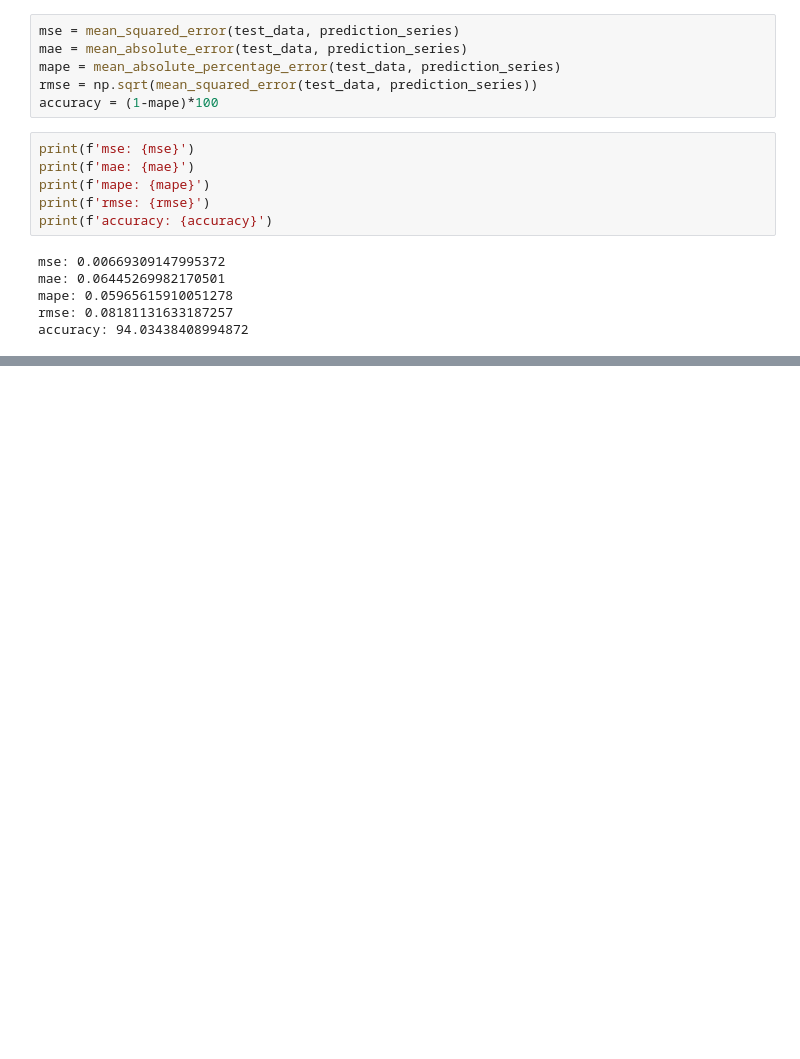
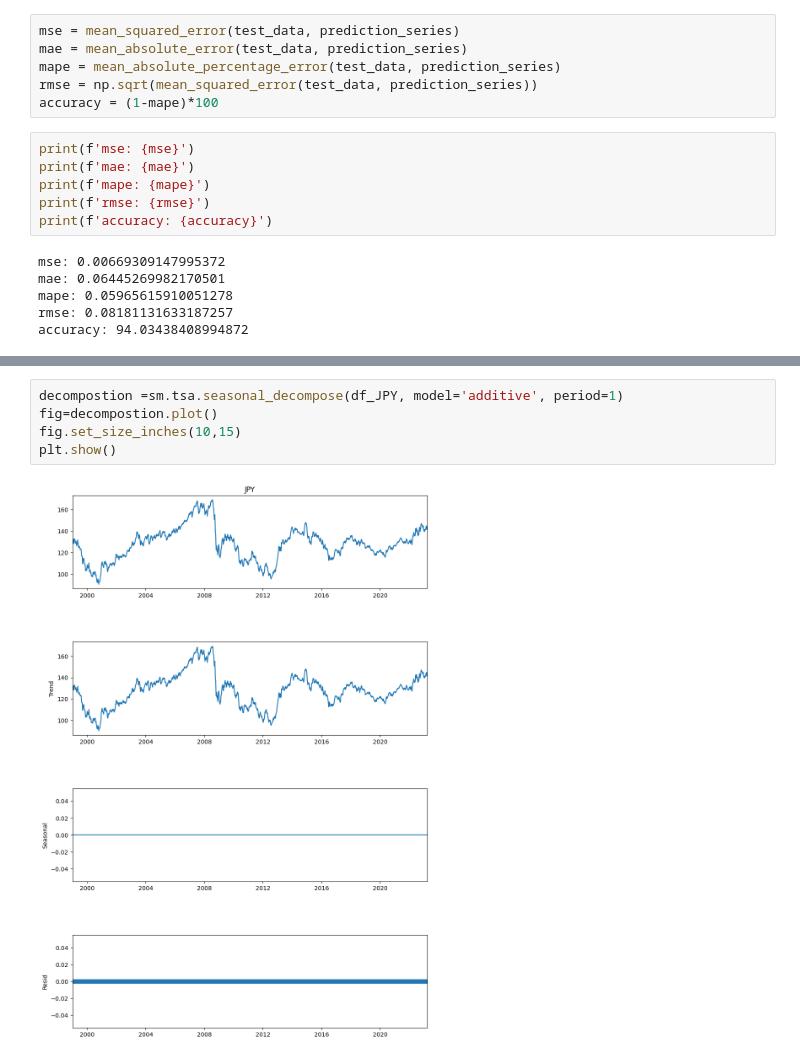
Before and after one commit to Eun-Young-lee/exchange-rate-prediction, a Jupyter notebook: Exchange-rate-prediction.ipynb, the cells around one changed output, grey strips where cells are left out. Cells and saved outputs as stored; diff of their text form; blank space fills up the shorter version.

```diff
--- a/Exchange-rate-prediction.ipynb
+++ b/Exchange-rate-prediction.ipynb
@@ -562,0 +584,7 @@ accuracy: 94.03438408994872
+# %%
+decompostion =sm.tsa.seasonal_decompose(df_JPY, model='additive', period=1)
+fig=decompostion.plot()
+fig.set_size_inches(10,15)
+plt.show()
+# %% [output]
+[figure, added]
```
Also changed, not shown: parts of 66 cells of this notebook.
